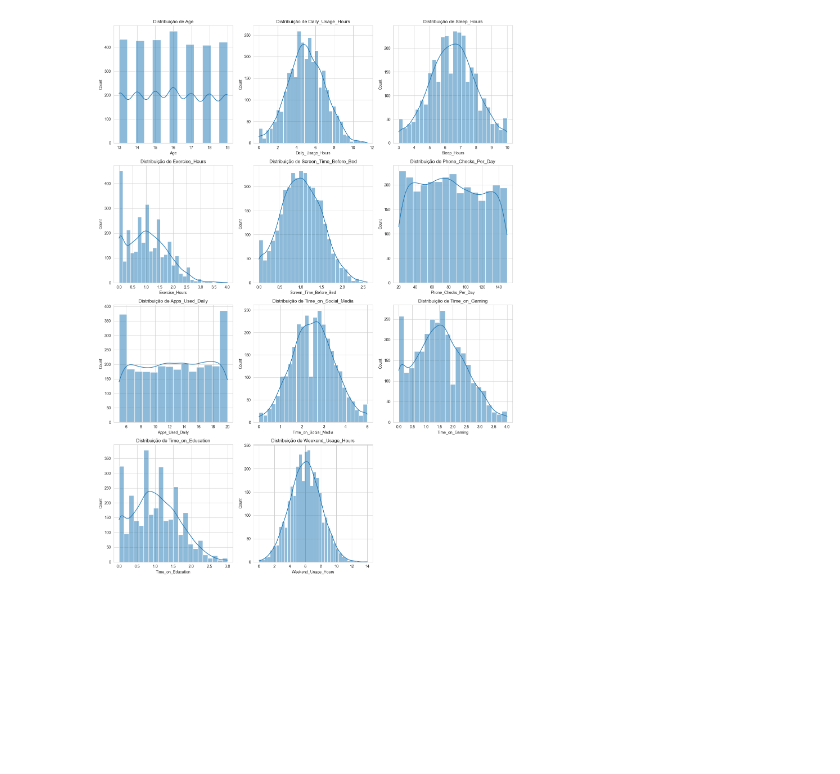
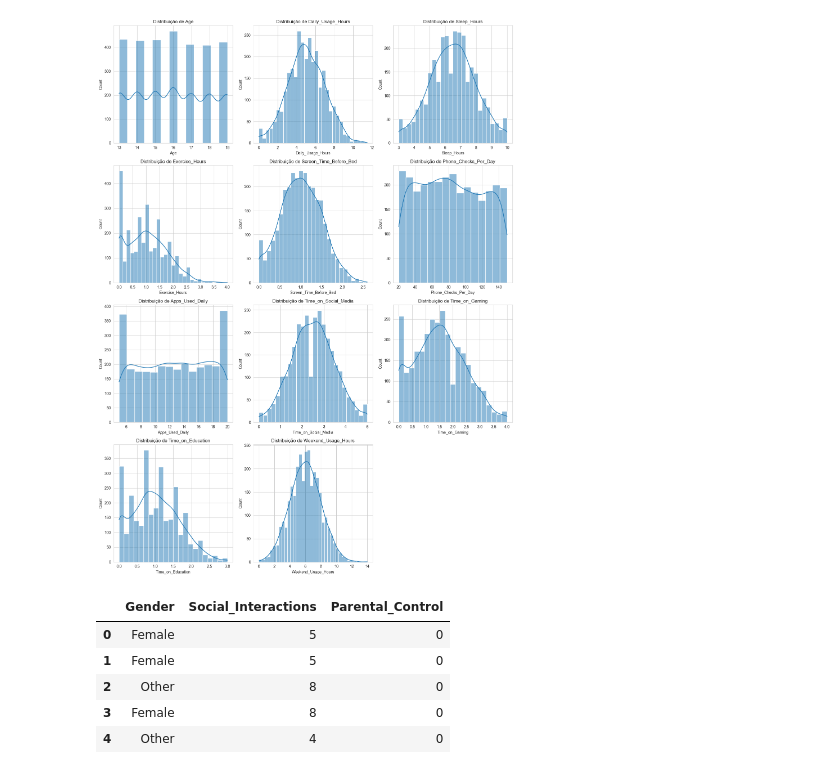
Before and after one commit to ArthurTorres11/Teen-Smartphone-Usage-and-Addiction-Impact-Dataset, a Jupyter notebook: eda.ipynb, the cells around one changed output. Cells and saved outputs as stored; diff of their text form; code cells hidden in the pictures; blank space fills up the shorter version.

```diff
--- a/eda.ipynb
+++ b/eda.ipynb
@@ -123,3 +123,14 @@ plt.tight_layout()
 plt.show()
 # %% [output]
 [figure]
+# %%
+categoricas = ['Gender', 'Social_Interactions', 'Parental_Control']
+df_categorias = df[categoricas]
+df_categorias.head()
+# %% [output]
+|  | Gender | Social_Interactions | Parental_Control |
+| 0 | Female | 5 | 0 |
+| 1 | Female | 5 | 0 |
+| 2 | Other | 8 | 0 |
+| 3 | Female | 8 | 0 |
+| 4 | Other | 4 | 0 |
```
Also changed, not shown: parts of 5 cells of this notebook, 1 other file.
